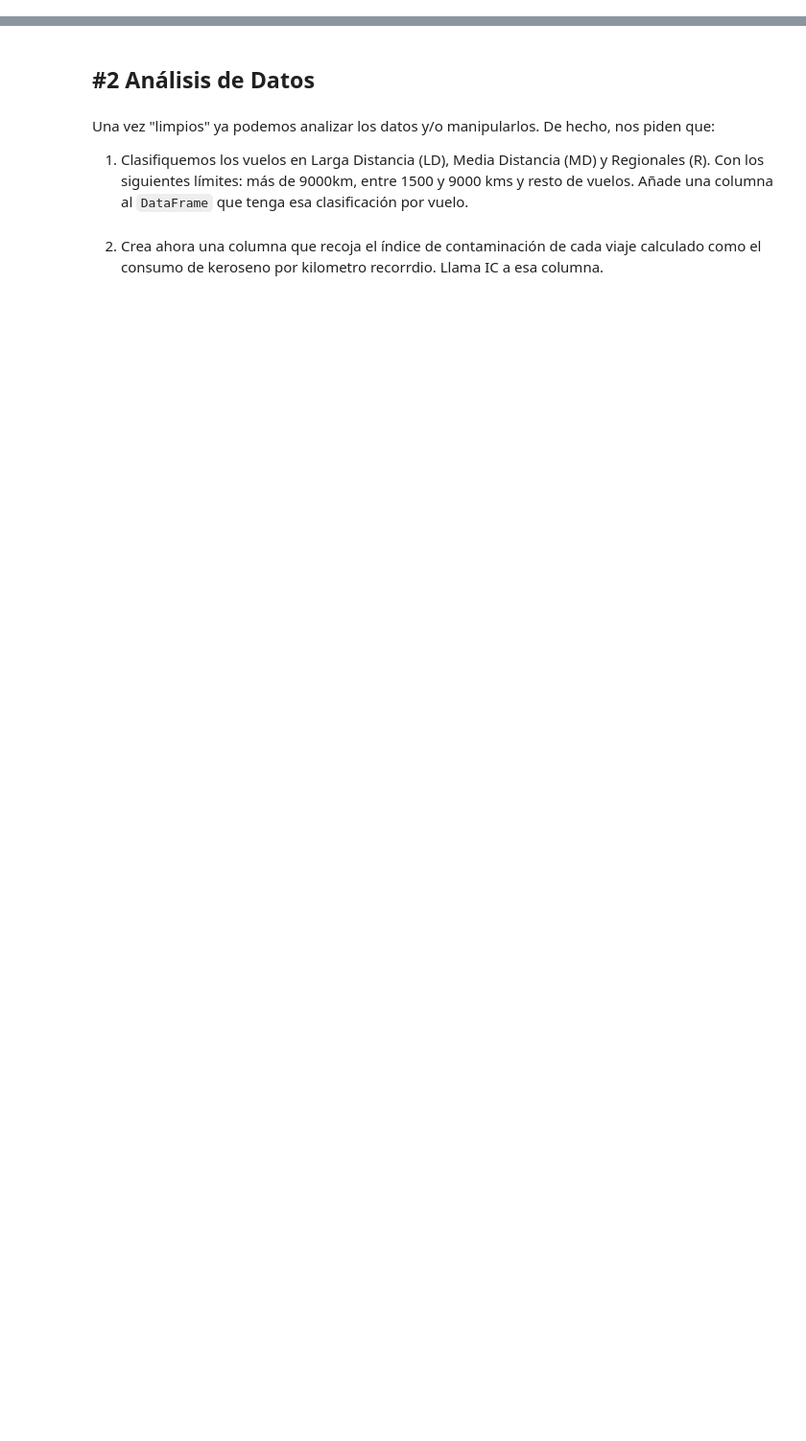
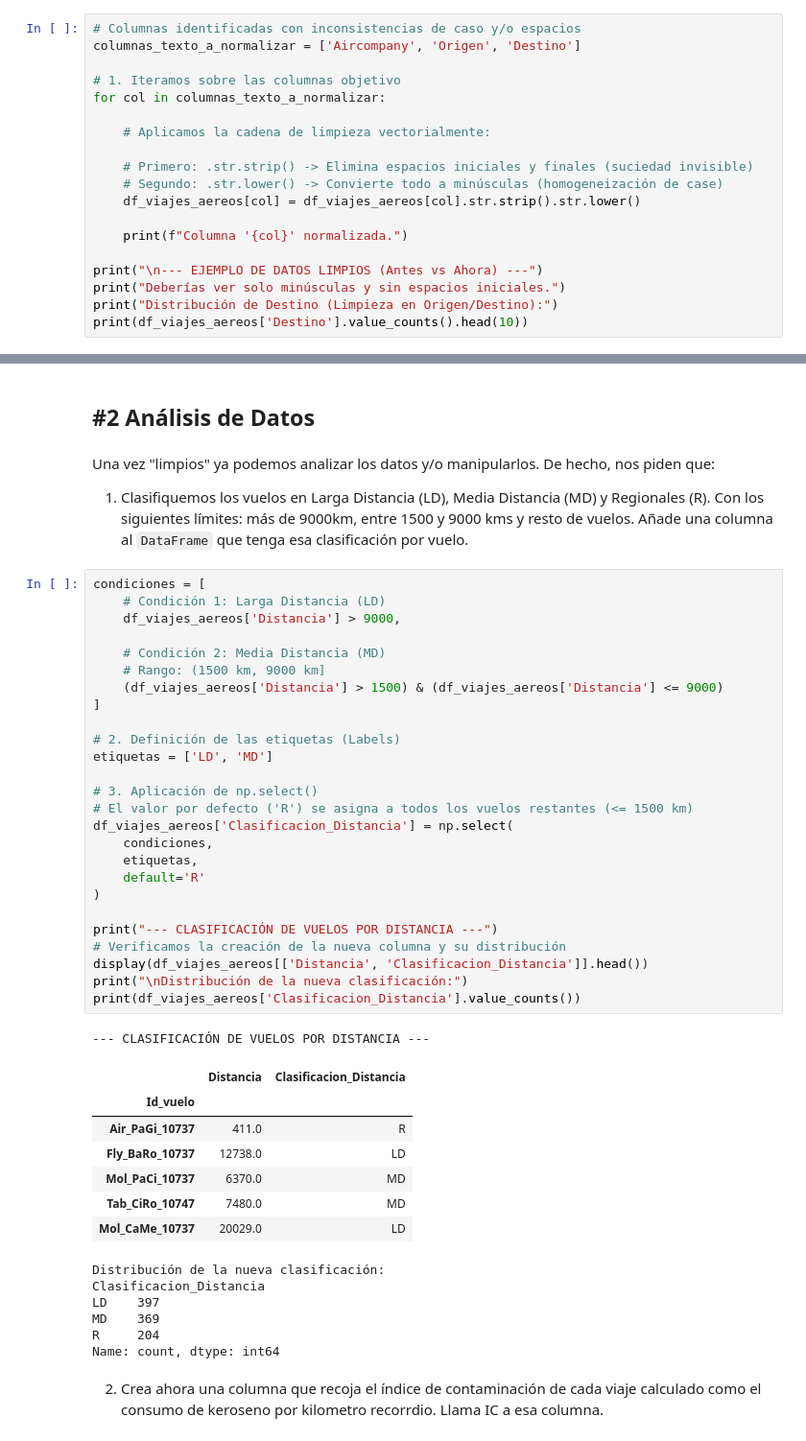
Before and after one commit to estudiohrsholding/DS_Hector-R., a Jupyter notebook: 02_Herramientas_Avanzadas/Sprint_04/Unidad_02_Pandas_II/03_Practica_Obligatoria/18_Practica_Obligatoria_Pandas_II.ipynb, the cells around one changed output, grey strips where cells are left out. Shown at 96% size. Saved outputs shown, nothing was run; the diff lists cells and outputs as text; blank space fills up the shorter version.

```diff
--- a/02_Herramientas_Avanzadas/Sprint_04/Unidad_02_Pandas_II/03_Practica_Obligatoria/18_Practica_Obligatoria_Pandas_II.ipynb
+++ b/02_Herramientas_Avanzadas/Sprint_04/Unidad_02_Pandas_II/03_Practica_Obligatoria/18_Practica_Obligatoria_Pandas_II.ipynb
@@ -153,2 +302,21 @@ Air_PaCi_10737          16872,219     503.0
 # %% [markdown]
 7. Ahora sobre el `DataFrame` resultante, corrije las columnas que tengan valores "sucios" (comas equivocadas, valores extraños que no nulos, etc)
+# %%
+# Columnas identificadas con inconsistencias de caso y/o espacios
+columnas_texto_a_normalizar = ['Aircompany', 'Origen', 'Destino']
+
+# 1. Iteramos sobre las columnas objetivo
+for col in columnas_texto_a_normalizar:
+
+    # Aplicamos la cadena de limpieza vectorialmente:
+
+    # Primero: .str.strip() -> Elimina espacios iniciales y finales (suciedad invisible)
+    # Segundo: .str.lower() -> Convierte todo a minúsculas (homogeneización de case)
+    df_viajes_aereos[col] = df_viajes_aereos[col].str.strip().str.lower()
+
+    print(f"Columna '{col}' normalizada.")
+
+print("\n--- EJEMPLO DE DATOS LIMPIOS (Antes vs Ahora) ---")
+print("Deberías ver solo minúsculas y sin espacios iniciales.")
+print("Distribución de Destino (Limpieza en Origen/Destino):")
+print(df_viajes_aereos['Destino'].value_counts().head(10))
@@ -158,5 +346,46 @@ Air_PaCi_10737          16872,219     503.0
 Una vez "limpios" ya podemos analizar los datos y/o manipularlos. De hecho, nos piden que:
 
 1. Clasifiquemos los vuelos en Larga Distancia (LD), Media Distancia (MD) y Regionales (R). Con los siguientes límites: más de 9000km, entre 1500 y 9000 kms y resto de vuelos. Añade una columna al `DataFrame` que tenga esa clasificación por vuelo.
+# %%
+condiciones = [
+    # Condición 1: Larga Distancia (LD)
+    df_viajes_aereos['Distancia'] > 9000,
+
+    # Condición 2: Media Distancia (MD)
+    # Rango: (1500 km, 9000 km]
+    (df_viajes_aereos['Distancia'] > 1500) & (df_viajes_aereos['Distancia'] <= 9000)
+]
+
+# 2. Definición de las etiquetas (Labels)
+etiquetas = ['LD', 'MD']
+
+# 3. Aplicación de np.select()
+# El valor por defecto ('R') se asigna a todos los vuelos restantes (<= 1500 km)
+df_viajes_aereos['Clasificacion_Distancia'] = np.select(
+    condiciones,
+    etiquetas,
+    default='R'
+)
+
+print("--- CLASIFICACIÓN DE VUELOS POR DISTANCIA ---")
+# Verificamos la creación de la nueva columna y su distribución
+display(df_viajes_aereos[['Distancia', 'Clasificacion_Distancia']].head())
+print("\nDistribución de la nueva clasificación:")
+print(df_viajes_aereos['Clasificacion_Distancia'].value_counts())
+# %% [output]
+--- CLASIFICACIÓN DE VUELOS POR DISTANCIA ---
+|  | Distancia | Clasificacion_Distancia |
+| Id_vuelo |  |  |
+| Air_PaGi_10737 | 411.0 | R |
+| Fly_BaRo_10737 | 12738.0 | LD |
+| Mol_PaCi_10737 | 6370.0 | MD |
+| Tab_CiRo_10747 | 7480.0 | MD |
+| Mol_CaMe_10737 | 20029.0 | LD |
+Distribución de la nueva clasificación:
+Clasificacion_Distancia
+LD    397
+MD    369
+R     204
+Name: count, dtype: int64
 # %% [markdown]
 2. Crea ahora una columna que recoja el índice de contaminación de cada viaje calculado como el consumo de keroseno por kilometro recorrdio. Llama IC a esa columna.
```
Also changed, not shown: parts of 39 cells of this notebook, 1 other file.
